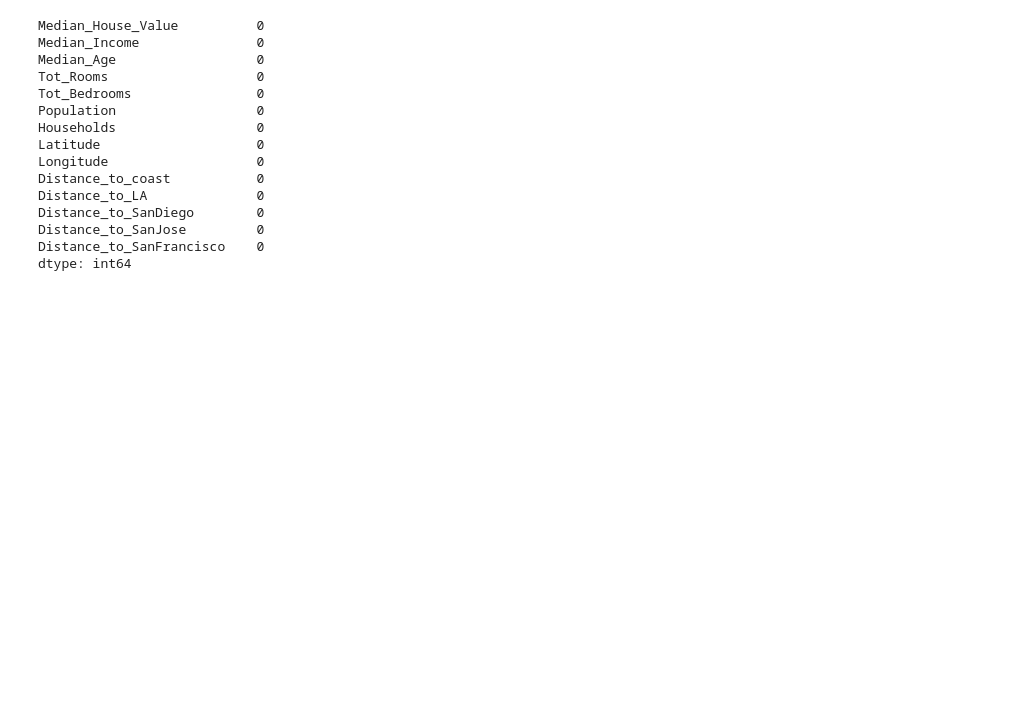
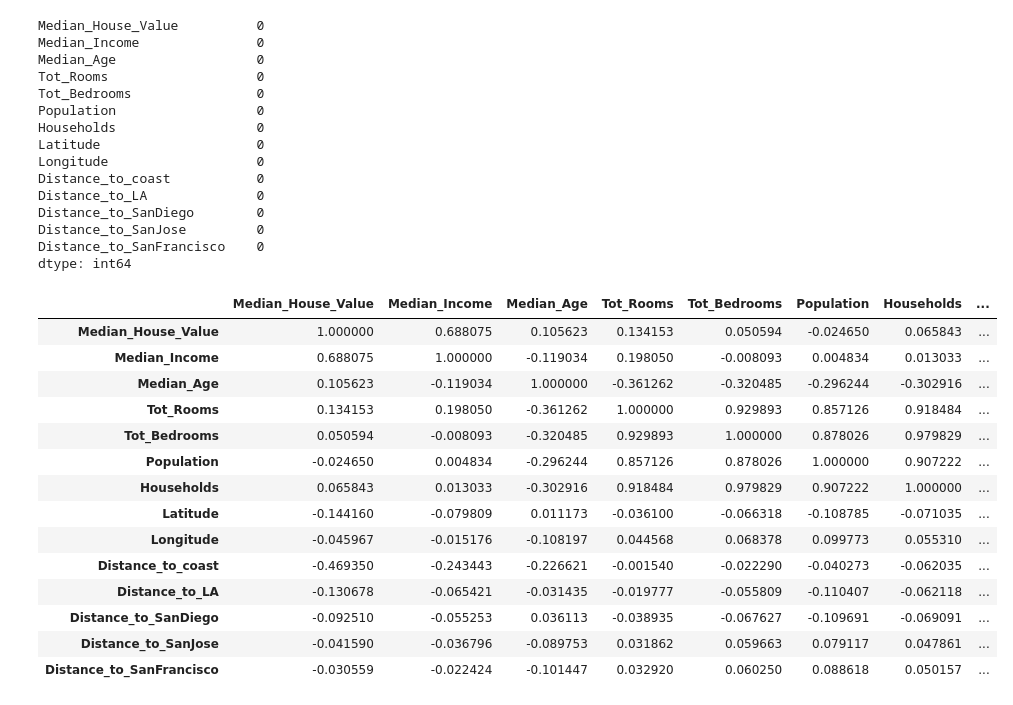
Before and after one commit to SujitChintala/California-House-Price-Prediction, a Jupyter notebook: main.ipynb, the cells around one changed output. Cells and saved outputs as stored; diff of their text form; code cells hidden in the pictures; blank space fills up the shorter version.

```diff
--- a/main.ipynb
+++ b/main.ipynb
@@ -113,3 +113,22 @@ fig = px.histogram(data,
                     )
 fig.update_layout(bargap = 0.1, width = 1000, height = 600)
 fig.show()
+# %%
+# Corralation matrix to see the correlation between different features
+data.corr()
+# %% [output]
+|  | Median_House_Value | Median_Income | Median_Age | Tot_Rooms | Tot_Bedrooms | Population | Households | ... |
+| Median_House_Value | 1.000000 | 0.688075 | 0.105623 | 0.134153 | 0.050594 | -0.024650 | 0.065843 | ... |
+| Median_Income | 0.688075 | 1.000000 | -0.119034 | 0.198050 | -0.008093 | 0.004834 | 0.013033 | ... |
+| Median_Age | 0.105623 | -0.119034 | 1.000000 | -0.361262 | -0.320485 | -0.296244 | -0.302916 | ... |
+| Tot_Rooms | 0.134153 | 0.198050 | -0.361262 | 1.000000 | 0.929893 | 0.857126 | 0.918484 | ... |
+| Tot_Bedrooms | 0.050594 | -0.008093 | -0.320485 | 0.929893 | 1.000000 | 0.878026 | 0.979829 | ... |
+| Population | -0.024650 | 0.004834 | -0.296244 | 0.857126 | 0.878026 | 1.000000 | 0.907222 | ... |
+| Households | 0.065843 | 0.013033 | -0.302916 | 0.918484 | 0.979829 | 0.907222 | 1.000000 | ... |
+| Latitude | -0.144160 | -0.079809 | 0.011173 | -0.036100 | -0.066318 | -0.108785 | -0.071035 | ... |
+| Longitude | -0.045967 | -0.015176 | -0.108197 | 0.044568 | 0.068378 | 0.099773 | 0.055310 | ... |
+| Distance_to_coast | -0.469350 | -0.243443 | -0.226621 | -0.001540 | -0.022290 | -0.040273 | -0.062035 | ... |
+| Distance_to_LA | -0.130678 | -0.065421 | -0.031435 | -0.019777 | -0.055809 | -0.110407 | -0.062118 | ... |
+| Distance_to_SanDiego | -0.092510 | -0.055253 | 0.036113 | -0.038935 | -0.067627 | -0.109691 | -0.069091 | ... |
+| Distance_to_SanJose | -0.041590 | -0.036796 | -0.089753 | 0.031862 | 0.059663 | 0.079117 | 0.047861 | ... |
+| Distance_to_SanFrancisco | -0.030559 | -0.022424 | -0.101447 | 0.032920 | 0.060250 | 0.088618 | 0.050157 | ... |
```
Also changed, not shown: parts of 1 cell of this notebook.
